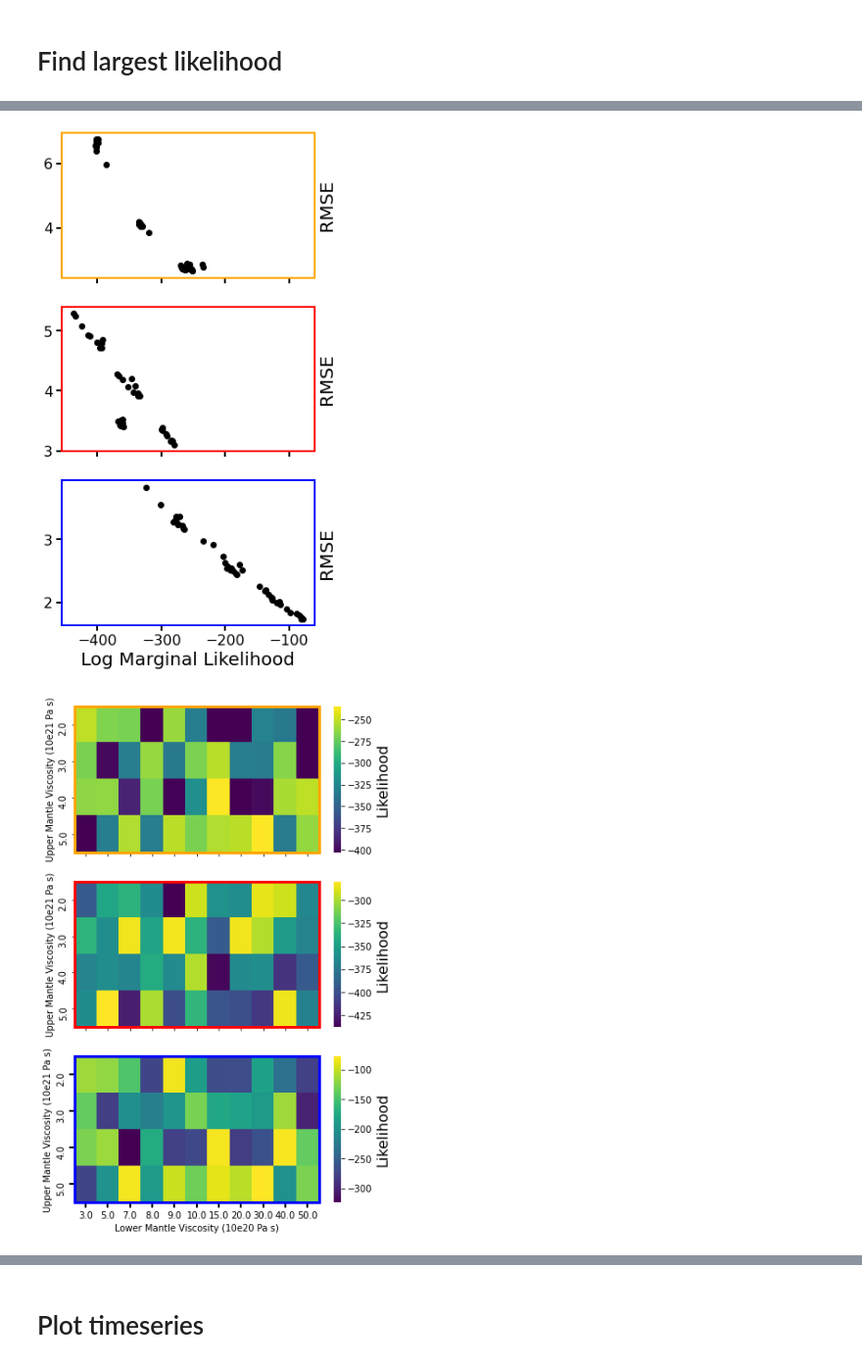
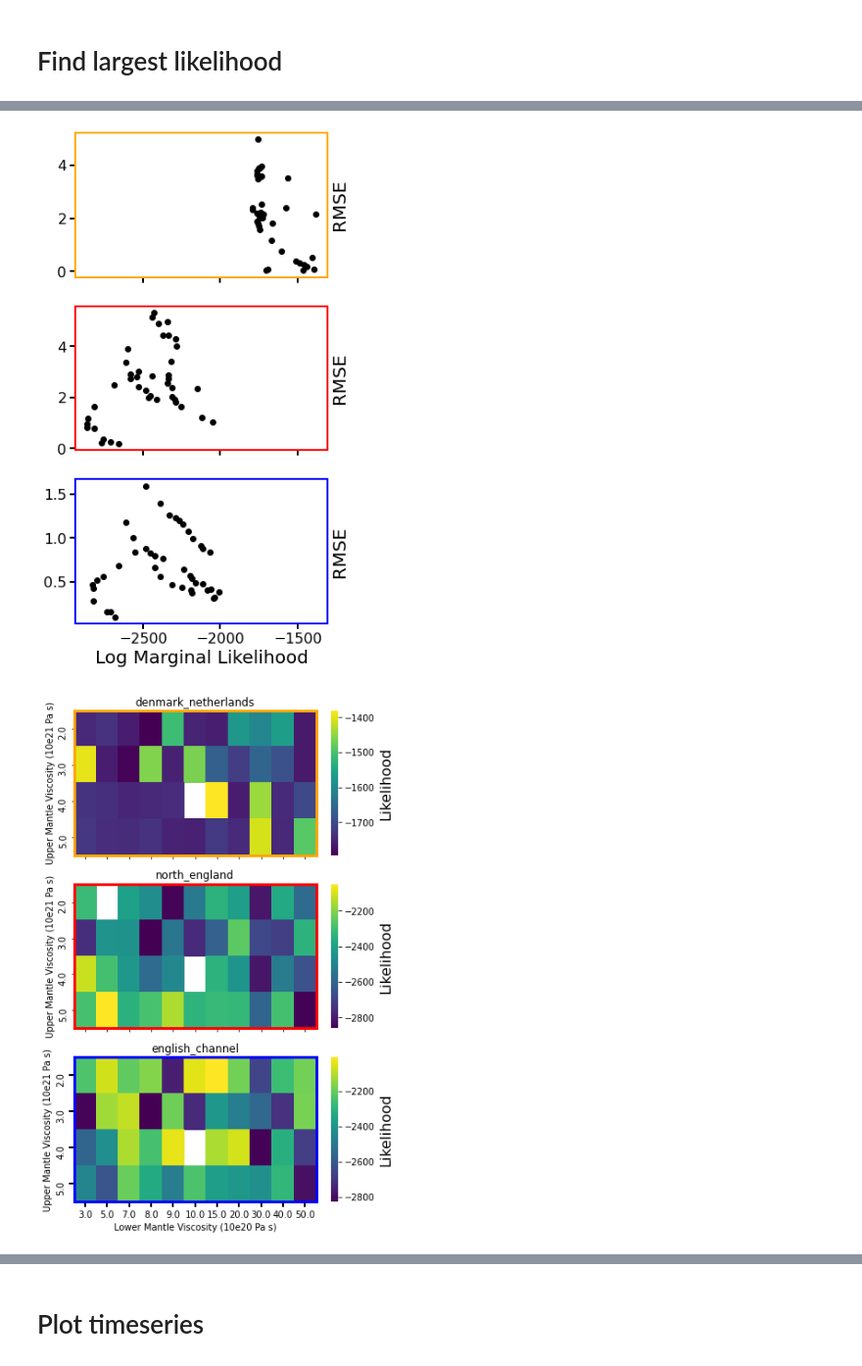
Before and after one commit to rcameronc/EU_LIG, a Jupyter notebook: rcc_notebooks/eu_lig_rccnotebook1_052020.ipynb, the cells around one changed output, grey strips where cells are left out. Shown: that part at 98% size. Drawn from its saved outputs; the diff is of its cells as text; code cells hidden in the pictures.

Commit message:
adding synthetic noisy tests

```diff
--- a/rcc_notebooks/eu_lig_rccnotebook1_052020.ipynb
+++ b/rcc_notebooks/eu_lig_rccnotebook1_052020.ipynb
@@ -380,8 +470,8 @@ def read_csv(f):
 
 def get_likes(place, ice_model, lith):
 
-    param_files = glob.glob(f'output/{place}*{ice_model}*{lith}*params.csv')
-    metric_files = glob.glob(f'output/{place}*{ice_model}*{lith}*metrics.csv')
+    param_files = glob.glob(f'synth_output/*{place}*{ice_model}*{lith}*params.csv')
+    metric_files = glob.glob(f'synth_output/*{place}*{ice_model}*{lith}*metrics.csv')
 
     df_params = pd.concat((read_csv(f) for f in param_files), ignore_index=True)
     df_mets = pd.concat((pd.read_csv(f) for f in metric_files), ignore_index=True)
@@ -497,15 +583,15 @@ def read_csv(f):
 
 def get_likes(place, ice_model, lith):
 
-    param_files = glob.glob(f'output/{place}*{ice_model}*{lith}*params.csv')
-    metric_files = glob.glob(f'output/{place}*{ice_model}*{lith}*metrics.csv')
+    param_files = glob.glob(f'synth_output/*{place}*{ice_model}*{lith}*params.csv')
+    metric_files = glob.glob(f'synth_output/*{place}*{ice_model}*{lith}*metrics.csv')
 
     df_params = pd.concat((read_csv(f) for f in param_files), ignore_index=True)
     df_mets = pd.concat((pd.read_csv(f) for f in metric_files), ignore_index=True)
 
     return df_params, df_mets
 
-df_params, df_mets = get_likes(place, ice_model, lith)
+# df_params, df_mets = get_likes(place, ice_model, lith)
 
 #%%%%%%%%%%%% Find largest likelihood  %%%%%%%%%%%%%%#
 #%%%%%%%%%%%%%%%%%%%%%%%%%%%%%%%%%%%%%%%%%%%%%%%%%%%%#
@@ -515,7 +601,7 @@ def choose_bestmods(df):
     rmse = df[df['root mean squared error'] == df['root mean squared error'].min()].modelrun.values[0]
     return like, rmse
 
-largestlike, bestrmse = choose_bestmods(df_mets)
+# largestlike, bestrmse = choose_bestmods(df_mets)
 
 #%%%%%%%%%%% Prepare names for heatmap %%%%%%%%%%%%%%#
 #%%%%%%%%%%%%%%%%%%%%%%%%%%%%%%%%%%%%%%%%%%%%%%%%%%%%#
@@ -531,8 +617,8 @@ def splitNames(df):
 
     return df
 
-df_plt = splitNames(df_mets)
-df_plt['likelihood'] = - df_plt.log_marginal_likelihood
+# df_plt = splitNames(df_mets)
+# df_plt['likelihood'] = - df_plt.log_marginal_likelihood
 
 
 #%%%%%%%%%%%% compare RMSE to ML %%%%%%%%%%%%%%%%%%%%#
@@ -577,32 +663,33 @@ fig, ax = plt.subplots(3, 1, figsize=(6, 10), sharex=True)
 ax=ax.flatten()
 
 for i, place in enumerate(places):
 
     df_params, df_mets = get_likes(place, ice_model, lith)
     largestlike, bestrmse = choose_bestmods(df_mets)
     df_plt = splitNames(df_mets)
     df_plt['likelihood'] = - df_plt.log_marginal_likelihood
 
     measure='log_marginal_likelihood'
 
     hm = heatmap(df_plt, ice_model, lith, measure, ax[i])
     hm.figure.axes[-1].set_ylabel('Likelihood', size=16)
 
     for _, spine in hm.spines.items():
         spine.set_visible(True)
         spine.set_edgecolor(colors[i])
         spine.set_linewidth(3)
 
     ax[i].set_ylabel('Upper Mantle Viscosity (10e21 Pa s)', fontsize=10)
+    ax[i].set_title(f'{place}')
 
     if i < 2:
         ax[i].set(xlabel='')
 
     else:
         ax[i].tick_params(direction='out', length=6, width=2, colors='k',
                grid_color='r', grid_alpha=0.5, labelsize=10)
 
         ax[i].set_xlabel('Lower Mantle Viscosity (10e20 Pa s)', fontsize=10)
 # %% [output]
-[figure, old version]
+[figure, new version]
-[figure, old version]
+[figure, new version]
```
Also changed, not shown: parts of 16 cells of this notebook, 8 other files.
